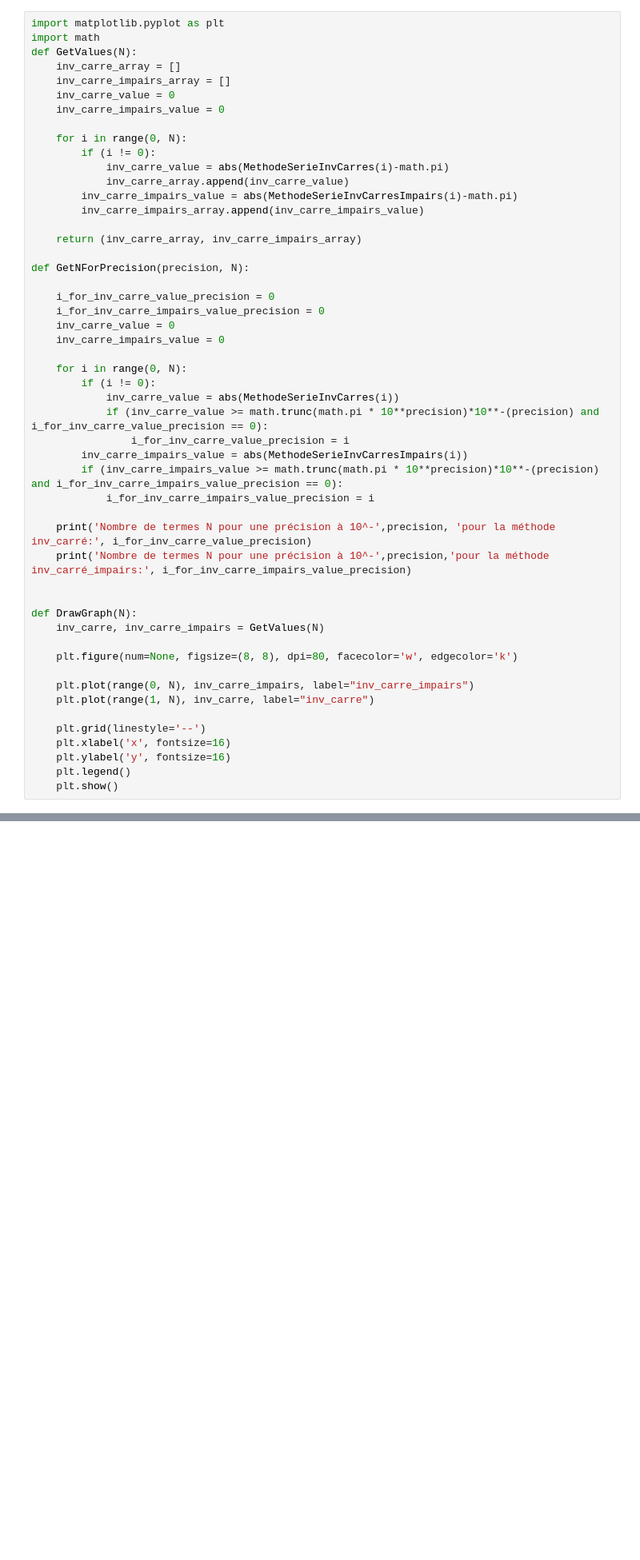
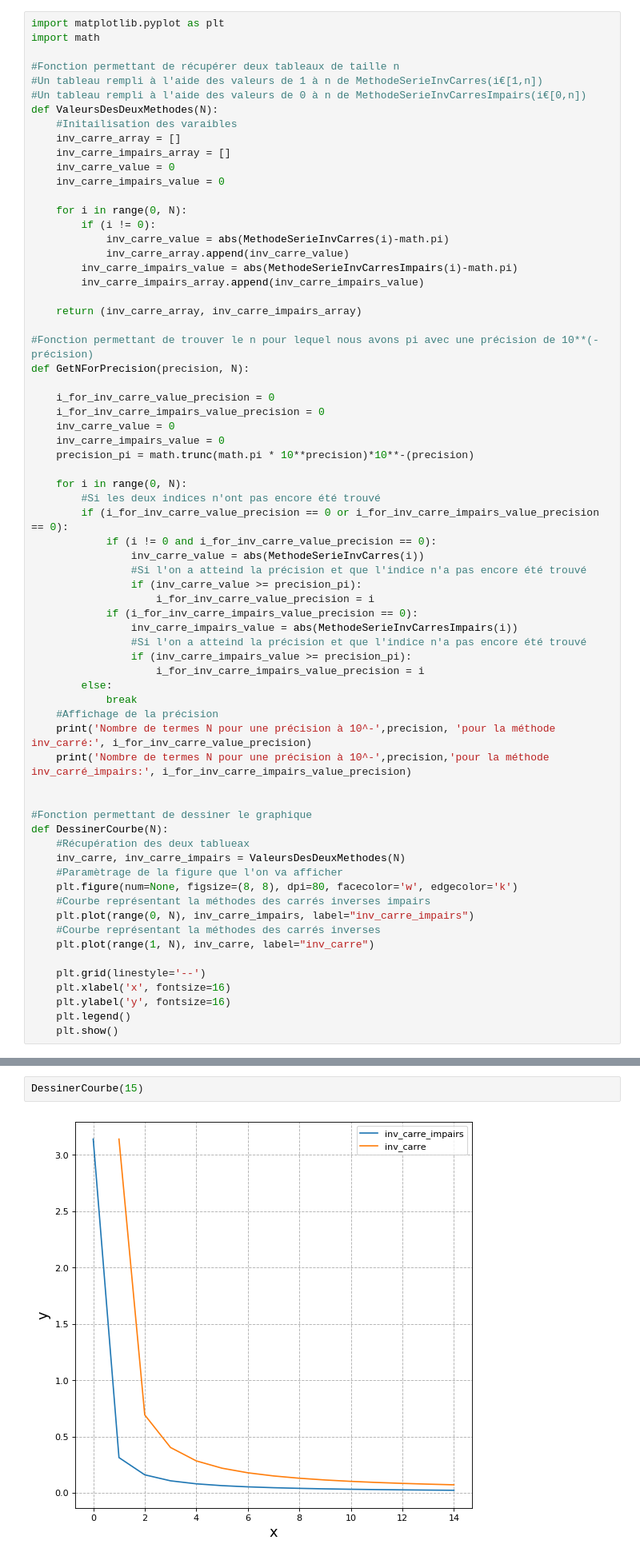
Before and after one commit to UTBM-AGH-courses/utbm-find-pi, a Jupyter notebook: calcul-pi.ipynb, the cells around one changed output, grey strips where cells are left out. Shown at 80% size. Drawn from its saved outputs; the diff is of its cells as text; blank space fills up the shorter version.

```diff
--- a/calcul-pi.ipynb
+++ b/calcul-pi.ipynb
@@ -231,7 +231,12 @@ MethodeSerieInvCarres(500)
 # %%
 import matplotlib.pyplot as plt
 import math
-def GetValues(N):
+
+#Fonction permettant de récupérer deux tableaux de taille n
+#Un tableau rempli à l'aide des valeurs de 1 à n de MethodeSerieInvCarres(i€[1,n])
+#Un tableau rempli à l'aide des valeurs de 0 à n de MethodeSerieInvCarresImpairs(i€[0,n])
+def ValeursDesDeuxMethodes(N):
+    #Initailisation des varaibles
     inv_carre_array = []
     inv_carre_impairs_array = []
     inv_carre_value = 0
@@ -246,32 +251,44 @@ def GetValues(N):
 
     return (inv_carre_array, inv_carre_impairs_array)
 
+#Fonction permettant de trouver le n pour lequel nous avons pi avec une précision de 10**(-précision)
 def GetNForPrecision(precision, N):
 
     i_for_inv_carre_value_precision = 0
     i_for_inv_carre_impairs_value_precision = 0
     inv_carre_value = 0
     inv_carre_impairs_value = 0
+    precision_pi = math.trunc(math.pi * 10**precision)*10**-(precision)
 
     for i in range(0, N):
-        if (i != 0):
-            inv_carre_value = abs(MethodeSerieInvCarres(i))
-            if (inv_carre_value >= math.trunc(math.pi * 10**precision)*10**-(precision) and i_for_inv_carre_value_precision == 0):
-                i_for_inv_carre_value_precision = i
-        inv_carre_impairs_value = abs(MethodeSerieInvCarresImpairs(i))
-        if (inv_carre_impairs_value >= math.trunc(math.pi * 10**precision)*10**-(precision) and i_for_inv_carre_impairs_value_precision == 0):
-            i_for_inv_carre_impairs_value_precision = i
-
+        #Si les deux indices n'ont pas encore été trouvé
+        if (i_for_inv_carre_value_precision == 0 or i_for_inv_carre_impairs_value_precision == 0):
+            if (i != 0 and i_for_inv_carre_value_precision == 0):
+                inv_carre_value = abs(MethodeSerieInvCarres(i))
+                #Si l'on a atteind la précision et que l'indice n'a pas encore été trouvé
+                if (inv_carre_value >= precision_pi):
+                    i_for_inv_carre_value_precision = i
+            if (i_for_inv_carre_impairs_value_precision == 0):
+                inv_carre_impairs_value = abs(MethodeSerieInvCarresImpairs(i))
+                #Si l'on a atteind la précision et que l'indice n'a pas encore été trouvé
+                if (inv_carre_impairs_value >= precision_pi):
+                    i_for_inv_carre_impairs_value_precision = i
+        else:
+            break
+    #Affichage de la précision
     print('Nombre de termes N pour une précision à 10^-',precision, 'pour la méthode inv_carré:', i_for_inv_carre_value_precision)
     print('Nombre de termes N pour une précision à 10^-',precision,'pour la méthode inv_carré_impairs:', i_for_inv_carre_impairs_value_precision)
 
 
-def DrawGraph(N):
-    inv_carre, inv_carre_impairs = GetValues(N)
-
+#Fonction permettant de dessiner le graphique
+def DessinerCourbe(N):
+    #Récupération des deux tablueax
+    inv_carre, inv_carre_impairs = ValeursDesDeuxMethodes(N)
+    #Paramètrage de la figure que l'on va afficher
     plt.figure(num=None, figsize=(8, 8), dpi=80, facecolor='w', edgecolor='k')
-
+    #Courbe représentant la méthodes des carrés inverses impairs
     plt.plot(range(0, N), inv_carre_impairs, label="inv_carre_impairs")
+    #Courbe représentant la méthodes des carrés inverses
     plt.plot(range(1, N), inv_carre, label="inv_carre")
 
     plt.grid(linestyle='--')
@@ -286,3 +299,7 @@ DrawGraph(100)
+# %%
+DessinerCourbe(15)
+# %% [output]
+[figure, added]
 # %% [markdown]
 **5)  Pour chacune des deux méthodes ci-dessus, combien faut-il de termes
     $N$ dans la somme pour obtenir une approximation de $\pi$ avec une
```
Also changed, not shown: parts of 20 cells of this notebook.
